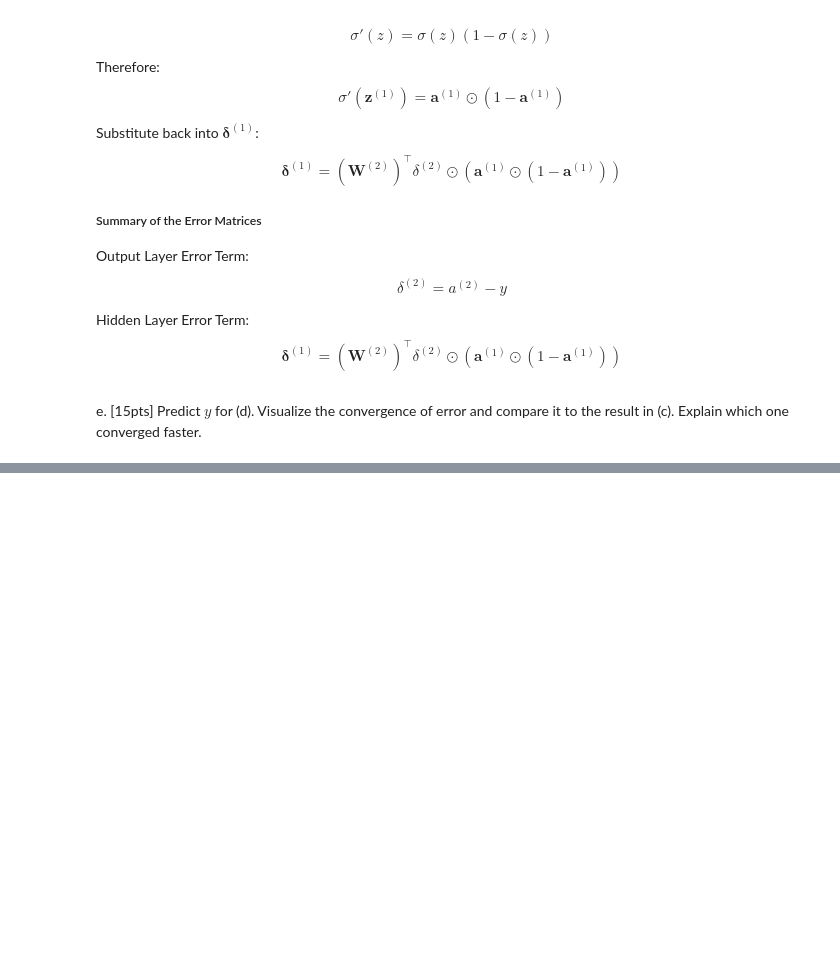
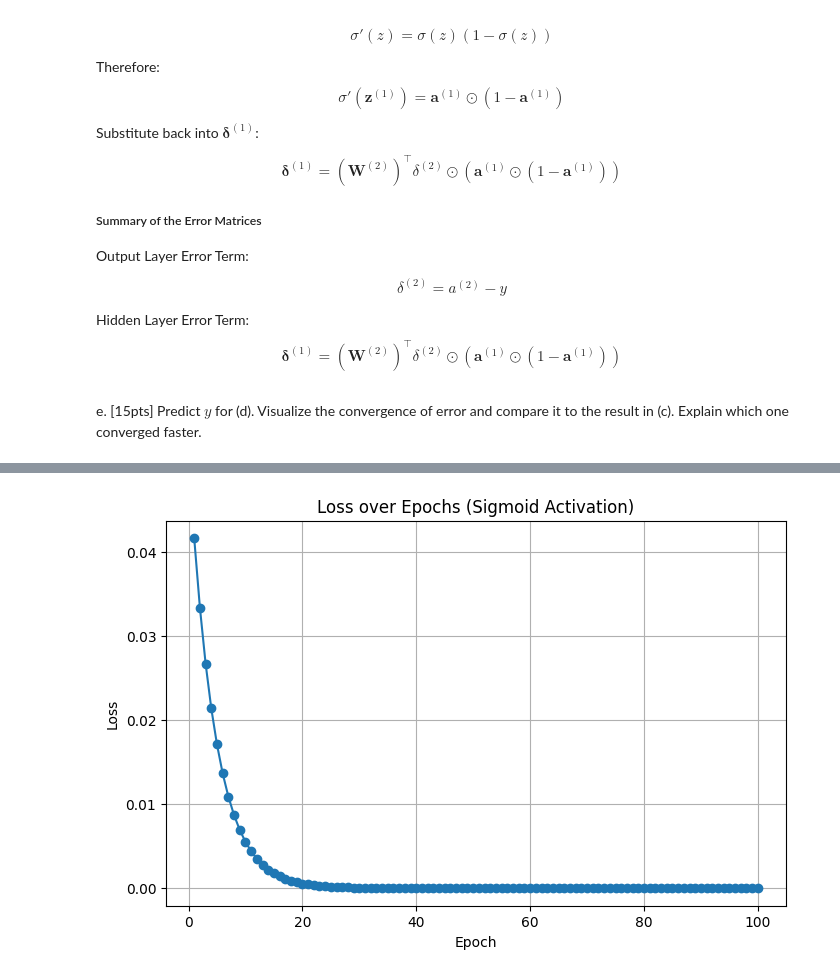
Before and after one commit to bs333/cs559, a Jupyter notebook: CS559 - Homework/hw3/sid_bhatia_hw3.ipynb, the cells around one changed output, grey strips where cells are left out. Saved outputs shown, nothing was run; the diff lists cells and outputs as text; code cells hidden in the pictures; blank space fills up the shorter version.

```diff
--- a/CS559 - Homework/hw3/sid_bhatia_hw3.ipynb
+++ b/CS559 - Homework/hw3/sid_bhatia_hw3.ipynb
@@ -204,3 +242,59 @@ $$
 $$
 # %% [markdown]
 e. [15pts] Predict $y$ for (d). Visualize the convergence of error and compare it to the result in (c). Explain which one converged faster.
+# %%
+loss_history = []
+
+def sigmoid(z):
+    return 1 / (1 + np.exp(-z))
+
+def sigmoid_derivative(a):
+    return a * (1 - a)
+
+for epoch in range(epochs):
+    z1 = np.dot(W1, x)
+    a1 = sigmoid(z1)
+
+    z2 = np.dot(W2, a1)
+    a2 = z2
+    hat_h = a2
+
+    loss = 0.5 * (hat_h - y) ** 2
+    loss_history.append(loss)
+
+    delta_output = hat_h - y
+
+    dE_dW2 = delta_output * a1
+
+    delta_hidden = (W2 * delta_output) * sigmoid_derivative(a1)
+
+    dE_dW1 = np.outer(delta_hidden, x)
+
+    W2 -= eta * dE_dW2
+    W1 -= eta * dE_dW1
+
+    if (epoch + 1) % 10 == 0:
+        print(f"Epoch {epoch + 1}/{epochs}, Loss: {loss:.6f}")
+
+z1_opt = np.dot(W1, x)
+a1_opt = sigmoid(z1_opt)
+
+z2_opt = np.dot(W2, a1_opt)
+hat_h_opt = z2_opt
+
+print(f"\nOptimized predicted value hat_h = {hat_h_opt:.6f}")
+
+print("\nOptimized W1:")
+print(W1)
+
+print("\nOptimized W2:")
+print(W2)
+
+plt.figure(figsize=(8, 5))
+plt.plot(range(1, epochs + 1), loss_history, marker='o')
+plt.title('Loss over Epochs (Sigmoid Activation)')
+plt.xlabel('Epoch')
+plt.ylabel('Loss')
+plt.grid(True)
+plt.show()
+# %% [output]
@@ -206,0 +320 @@ e. [15pts] Predict $y$ for (d). Visualize the convergence of error and compare i
+[figure, added]
```
Also changed, not shown: parts of 3 cells of this notebook.
